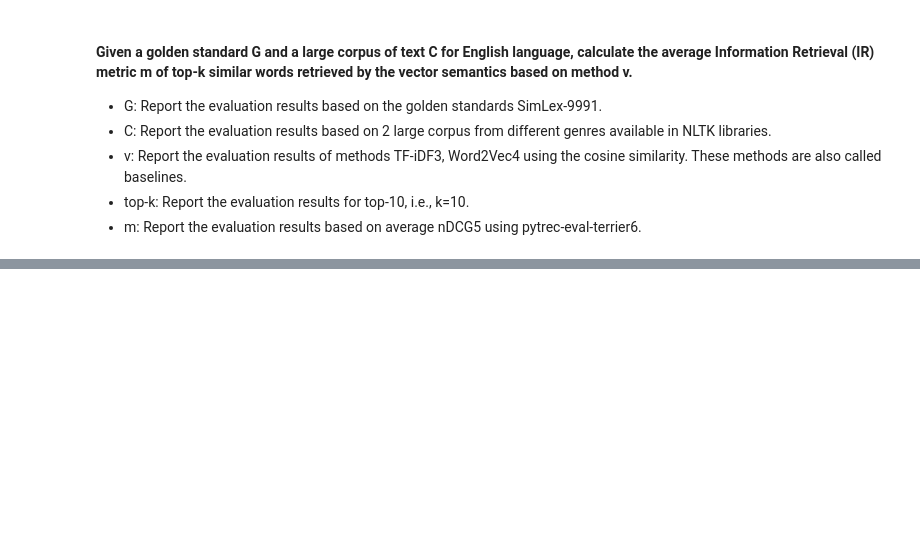
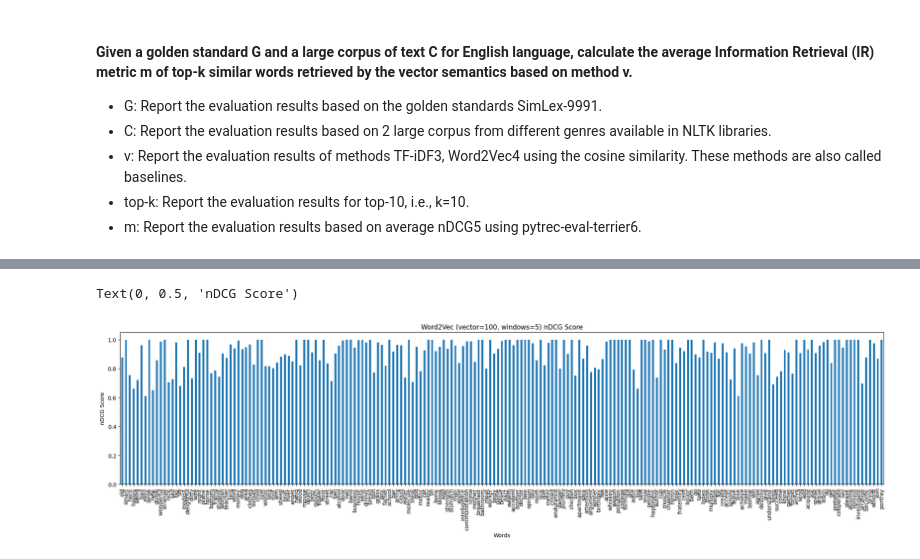
Before and after one commit to duongy18418/NLP-Assignments, a Jupyter notebook: Assign.2 (Vector vs. Lexical Semantics)/Vector_vs_Lexical.ipynb, the cells around one changed output, grey strips where cells are left out. Cells and saved outputs as stored; diff of their text form; code cells hidden in the pictures; blank space fills up the shorter version.

```diff
--- a/Assign.2 (Vector vs. Lexical Semantics)/Vector_vs_Lexical.ipynb
+++ b/Assign.2 (Vector vs. Lexical Semantics)/Vector_vs_Lexical.ipynb
@@ -105,0 +296,43 @@ TF_result
+# %%
+token_corpus_5 = pandas.DataFrame(columns=['word1', 'word2', 'cosine similarities'])
+
+for i in simlex_999.index:
+    word1 = simlex_999['word1'][i]
+    word2 = simlex_999['word2'][i]
+    if word1 in w2v_model_5 and word2 in w2v_model_5:
+        cosine = w2v_model_5.similarity(word1, word2)
+        temp = (word1, word2, cosine)
+        token_corpus_5.loc[len(token_corpus_5)] = temp
+
+top_k_df_5 = token_corpus_5.groupby('word1', sort=False)['cosine similarities'].apply(list).to_frame()
+top_k_df_5.reset_index(inplace=True)
+top_k_df_5.index = numpy.arange(1, len(top_k_df_5)+1)
+
+temp_df_5 = simlex_999.groupby('word1', sort=False)['SimLex999'].apply(list).to_frame()
+temp_df_5.reset_index(inplace=True)
+temp_df_5.index = numpy.arange(1, len(temp_df_5)+1)
+
+top_k_df_5 = pandas.merge(top_k_df_5, temp_df_5, on='word1')
+
+top_k_df_5['nDCG Score'] = ""
+
+for i in top_k_df_5.index:
+    c = [top_k_df_5['cosine similarities'][i]]
+    g = [top_k_df_5['SimLex999'][i]]
+
+    if len(top_k_df_5['cosine similarities'][i]) > 1:
+        if len(top_k_df_5['cosine similarities'][i]) == len(top_k_df_5['SimLex999'][i]):
+            score = ndcg_score(g, c)
+            top_k_df_5['nDCG Score'][i] = score
+
+top_k_df_5['nDCG Score'].replace('', numpy.nan, inplace=True)
+top_k_df_5.dropna(subset=['nDCG Score'], inplace = True)
+top_k_df_5.set_index('word1', inplace=True)
+
+top_k_df_5['nDCG Score'].plot(kind='bar', figsize=(25,5))
+pyplot.title("Word2Vec (vector=100, windows=5) nDCG Score")
+pyplot.xlabel('Words')
+pyplot.ylabel('nDCG Score')
+# %% [output]
+Text(0, 0.5, 'nDCG Score')
+[figure, added]
```
Also changed, not shown: parts of 43 cells of this notebook, 6 other files.
